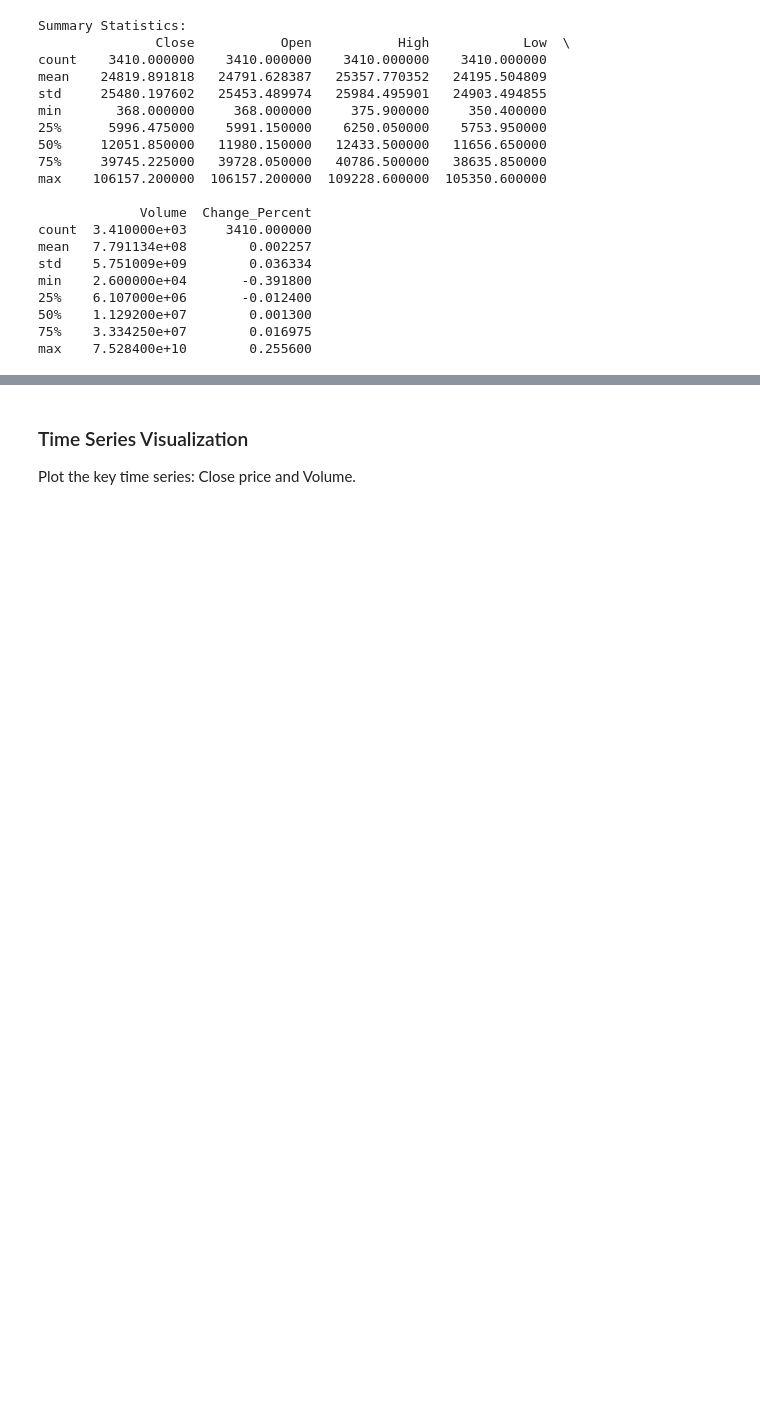
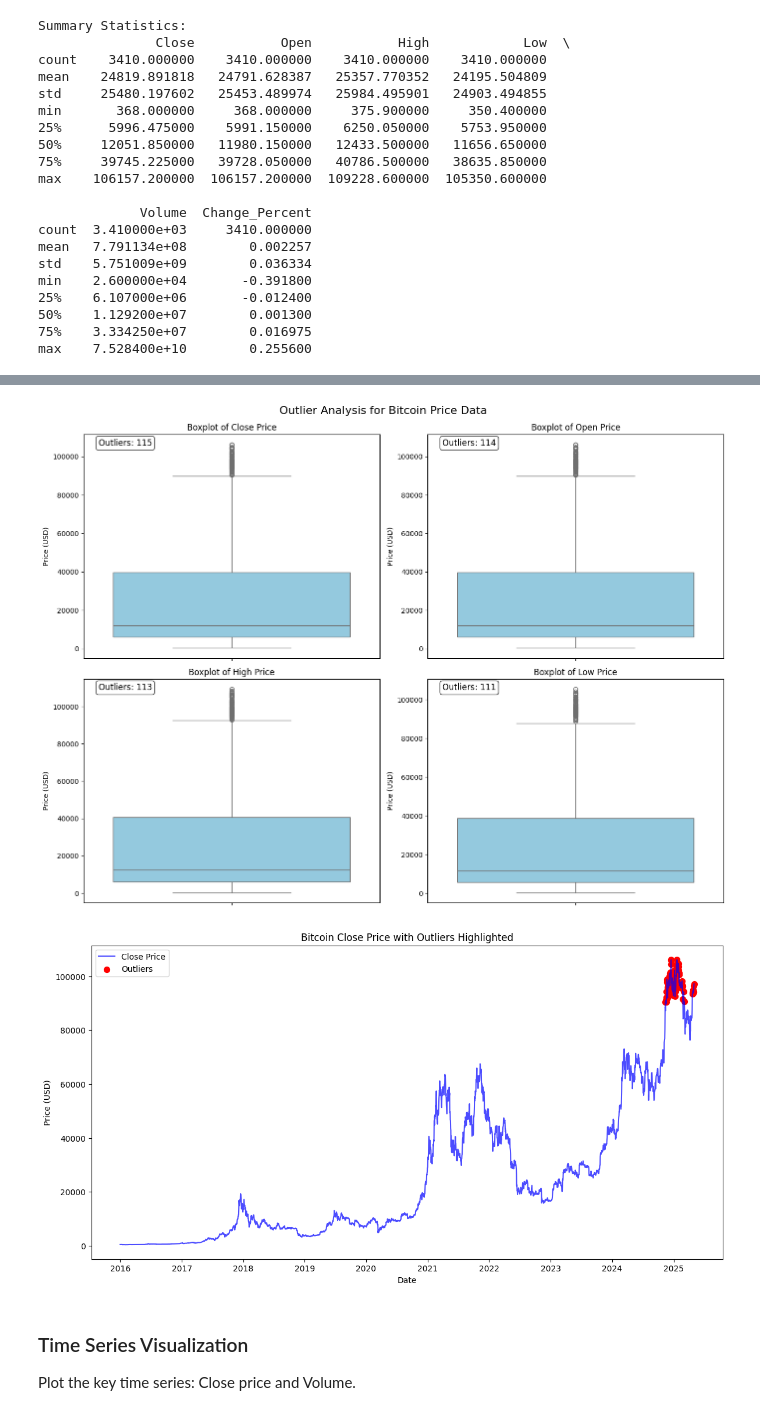
Before and after one commit to maybeitsai/bitcoin-prediction, a Jupyter notebook: main.ipynb, the cells around one changed output, grey strips where cells are left out. Drawn from its saved outputs; the diff is of its cells as text; code cells hidden in the pictures; blank space fills up the shorter version.

```diff
--- a/main.ipynb
+++ b/main.ipynb
@@ -207,0 +224,20 @@ max    7.528400e+10        0.255600
+# %%
+# Identify outliers using the IQR method
+def identify_outliers_iqr(data, column):
+    Q1 = data[column].quantile(0.25)  # First quartile (25th percentile)
+    Q3 = data[column].quantile(0.75)  # Third quartile (75th percentile)
+    IQR = Q3 - Q1  # Interquartile range
+    lower_bound = Q1 - 1.5 * IQR  # Lower bound
+    upper_bound = Q3 + 1.5 * IQR  # Upper bound
+
+    # Identify outliers
+    outliers = data[(data[column] < lower_bound) | (data[column] > upper_bound)]
+    return outliers, lower_bound, upper_bound
+
+# Example: Check for outliers in the 'Close' column
+outliers_close, lower_close, upper_close = identify_outliers_iqr(df, 'Close')
+
+print(f"Number of outliers in 'Close': {len(outliers_close)}")
+print(f"Lower bound: {lower_close}, Upper bound: {upper_close}")
+print("\nOutliers:")
+print(outliers_close)
@@ -208,3 +264,44 @@ max    7.528400e+10        0.255600
+# %%
+# Create boxplots to visualize outliers in the price columns
+plt.figure(figsize=(14, 10))
+
+# Create subplots for each price column
+price_columns = ['Close', 'Open', 'High', 'Low']
+for i, column in enumerate(price_columns, 1):
+    plt.subplot(2, 2, i)
+    sns.boxplot(y=df[column], color='skyblue')
+    plt.title(f'Boxplot of {column} Price')
+    plt.ylabel('Price (USD)')
+
+    # Annotate the number of outliers
+    outliers, lower_bound, upper_bound = identify_outliers_iqr(df, column)
+    plt.annotate(f'Outliers: {len(outliers)}',
+                 xy=(0.05, 0.95),
+                 xycoords='axes fraction',
+                 fontsize=12,
+                 bbox=dict(boxstyle="round", fc="white", alpha=0.8))
+
+plt.tight_layout()
+plt.suptitle('Outlier Analysis for Bitcoin Price Data', fontsize=16, y=1.02)
+plt.show()
+
+# Visualize outliers in the time series context
+plt.figure(figsize=(14, 7))
+plt.plot(df.index, df['Close'], label='Close Price', color='blue', alpha=0.7)
+
+# Highlight the outliers
+outliers, _, _ = identify_outliers_iqr(df, 'Close')
+if not outliers.empty:
+    plt.scatter(outliers.index, outliers['Close'], color='red', s=50, label='Outliers')
+
+plt.title('Bitcoin Close Price with Outliers Highlighted')
+plt.xlabel('Date')
+plt.ylabel('Price (USD)')
+plt.legend()
+plt.show()
+# %% [output]
+[figure, added]
+[figure, added]
 # %% [markdown]
 ### Time Series Visualization
 Plot the key time series: Close price and Volume.
```
Also changed, not shown: parts of 5 cells of this notebook, 1 other file.
